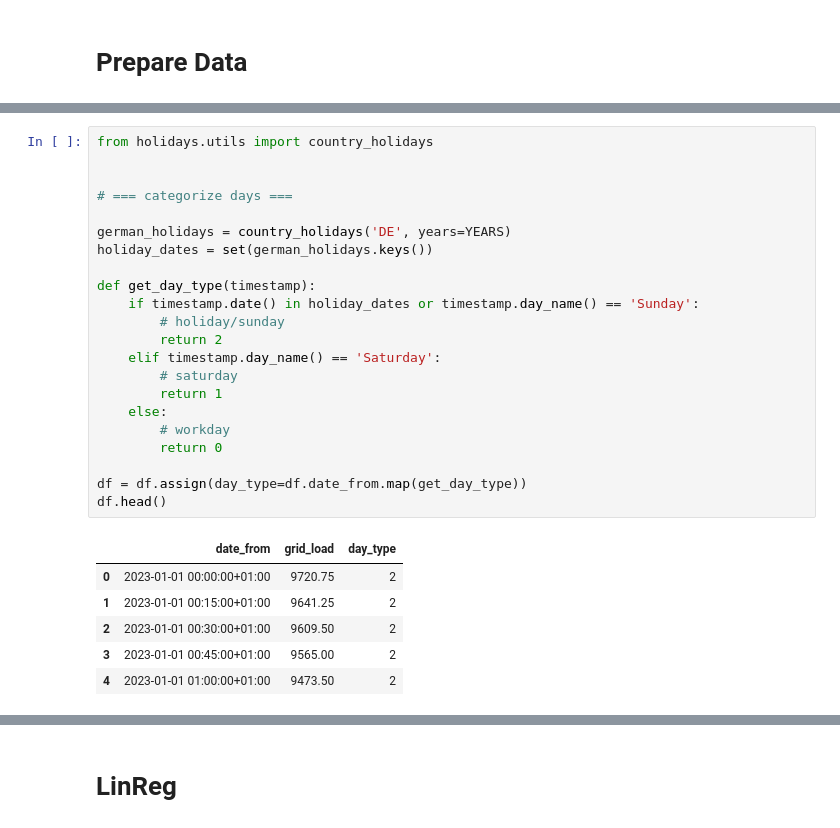
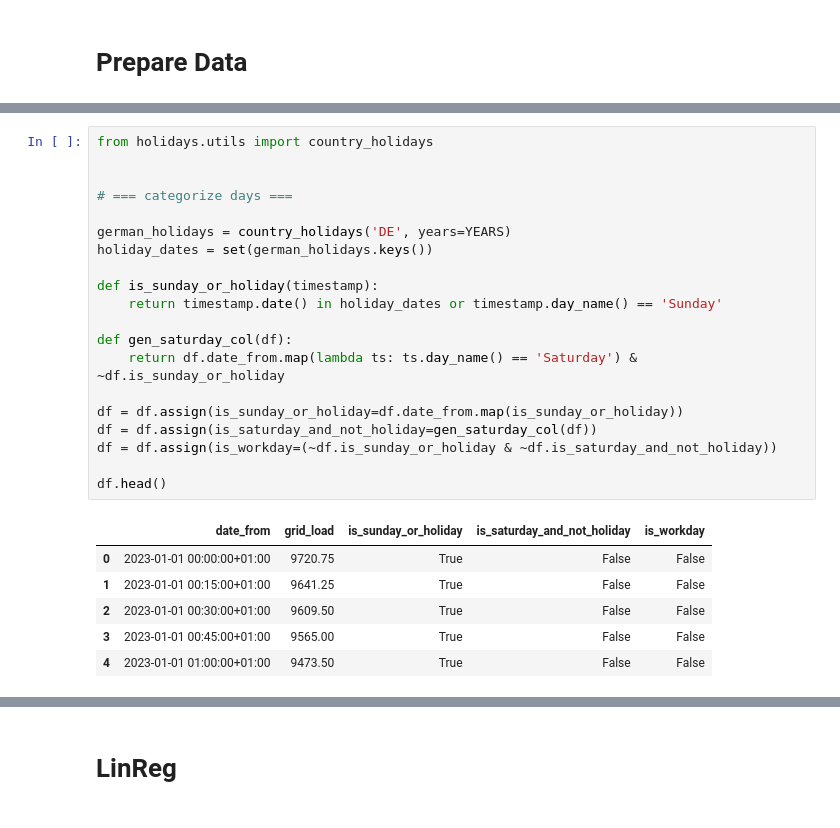
Before and after one commit to MischaDy/electricity-uq, a Jupyter notebook: energy_test.ipynb, the cells around one changed output, grey strips where cells are left out. Saved outputs shown, nothing was run; the diff lists cells and outputs as text.

Commit message:
split day_type col into several to help model learn; add heating_period col; remove unneeded date_to processing

```diff
--- a/energy_test.ipynb
+++ b/energy_test.ipynb
@@ -51,29 +31,27 @@ df.head()
 # %%
 from holidays.utils import country_holidays
 
 
 # === categorize days ===
 
 german_holidays = country_holidays('DE', years=YEARS)
 holiday_dates = set(german_holidays.keys())
 
-def get_day_type(timestamp):
-    if timestamp.date() in holiday_dates or timestamp.day_name() == 'Sunday':
-        # holiday/sunday
-        return 2
-    elif timestamp.day_name() == 'Saturday':
-        # saturday
-        return 1
-    else:
-        # workday
-        return 0
+def is_sunday_or_holiday(timestamp):
+    return timestamp.date() in holiday_dates or timestamp.day_name() == 'Sunday'
 
-df = df.assign(day_type=df.date_from.map(get_day_type))
+def gen_saturday_col(df):
+    return df.date_from.map(lambda ts: ts.day_name() == 'Saturday') & ~df.is_sunday_or_holiday
+
+df = df.assign(is_sunday_or_holiday=df.date_from.map(is_sunday_or_holiday))
+df = df.assign(is_saturday_and_not_holiday=gen_saturday_col(df))
+df = df.assign(is_workday=(~df.is_sunday_or_holiday & ~df.is_saturday_and_not_holiday))
+
 df.head()
 # %% [output]
-|  | date_from | grid_load | day_type |
-| 0 | 2023-01-01 00:00:00+01:00 | 9720.75 | 2 |
-| 1 | 2023-01-01 00:15:00+01:00 | 9641.25 | 2 |
-| 2 | 2023-01-01 00:30:00+01:00 | 9609.50 | 2 |
-| 3 | 2023-01-01 00:45:00+01:00 | 9565.00 | 2 |
-| 4 | 2023-01-01 01:00:00+01:00 | 9473.50 | 2 |
+|  | date_from | grid_load | is_sunday_or_holiday | is_saturday_and_not_holiday | is_workday |
+| 0 | 2023-01-01 00:00:00+01:00 | 9720.75 | True | False | False |
+| 1 | 2023-01-01 00:15:00+01:00 | 9641.25 | True | False | False |
+| 2 | 2023-01-01 00:30:00+01:00 | 9609.50 | True | False | False |
+| 3 | 2023-01-01 00:45:00+01:00 | 9565.00 | True | False | False |
+| 4 | 2023-01-01 01:00:00+01:00 | 9473.50 | True | False | False |
```
Also changed, not shown: parts of 4 cells of this notebook.
